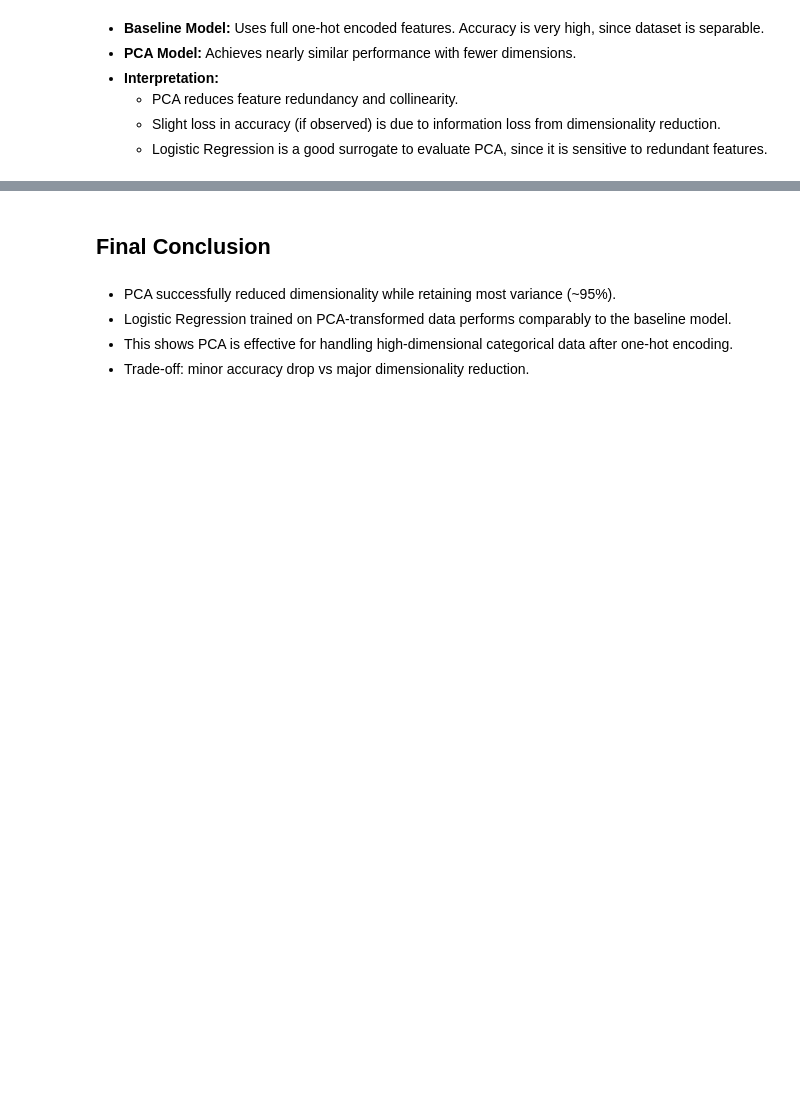
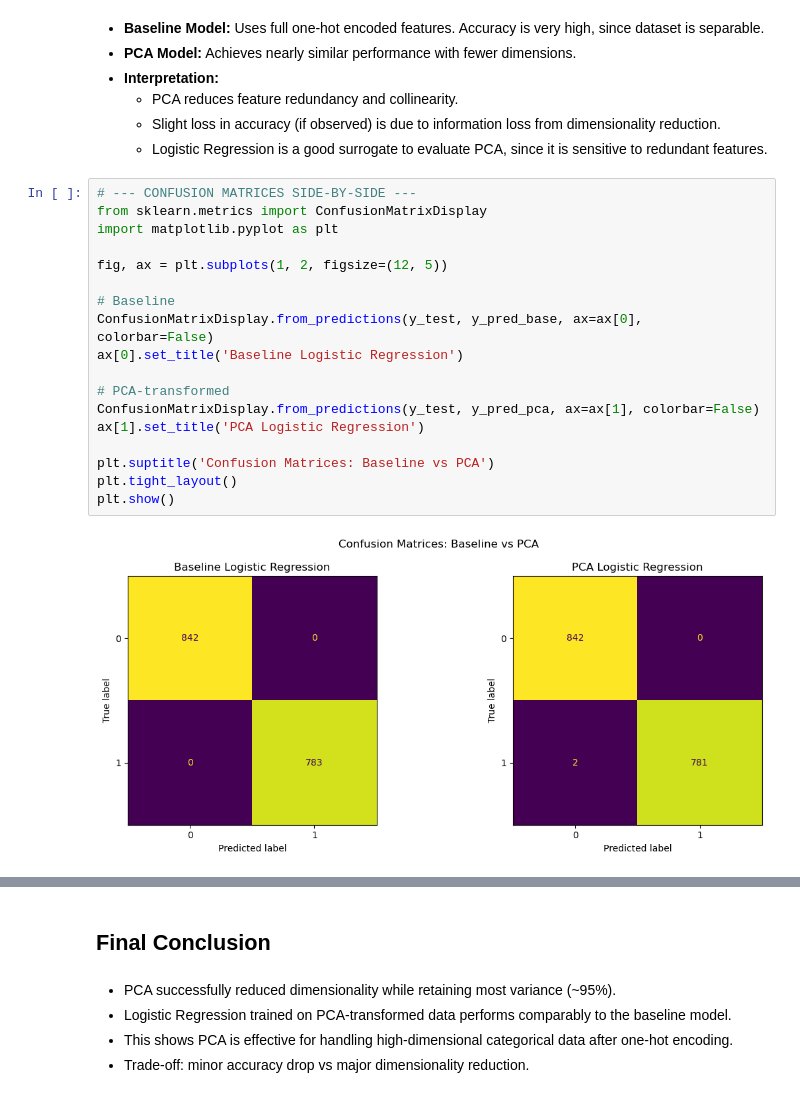
Before and after one commit to nikeshmandal/DA5401-Assignment-2, a Jupyter notebook: DA5401_Assignment2_ID25M805_class.ipynb, the cells around one changed output, grey strips where cells are left out. Cells and saved outputs as stored; diff of their text form; blank space fills up the shorter version.

```diff
--- a/DA5401_Assignment2_ID25M805_class.ipynb
+++ b/DA5401_Assignment2_ID25M805_class.ipynb
@@ -197,3 +281,23 @@ Accuracy: 0.9987692307692307
   - PCA reduces feature redundancy and collinearity.
   - Slight loss in accuracy (if observed) is due to information loss from dimensionality reduction.
   - Logistic Regression is a good surrogate to evaluate PCA, since it is sensitive to redundant features.
+# %%
+# --- CONFUSION MATRICES SIDE-BY-SIDE ---
+from sklearn.metrics import ConfusionMatrixDisplay
+import matplotlib.pyplot as plt
+
+fig, ax = plt.subplots(1, 2, figsize=(12, 5))
+
+# Baseline
+ConfusionMatrixDisplay.from_predictions(y_test, y_pred_base, ax=ax[0], colorbar=False)
+ax[0].set_title('Baseline Logistic Regression')
+
+# PCA-transformed
+ConfusionMatrixDisplay.from_predictions(y_test, y_pred_pca, ax=ax[1], colorbar=False)
+ax[1].set_title('PCA Logistic Regression')
+
+plt.suptitle('Confusion Matrices: Baseline vs PCA')
+plt.tight_layout()
+plt.show()
+# %% [output]
+[figure, added]
```
Also changed, not shown: parts of 8 cells of this notebook.
